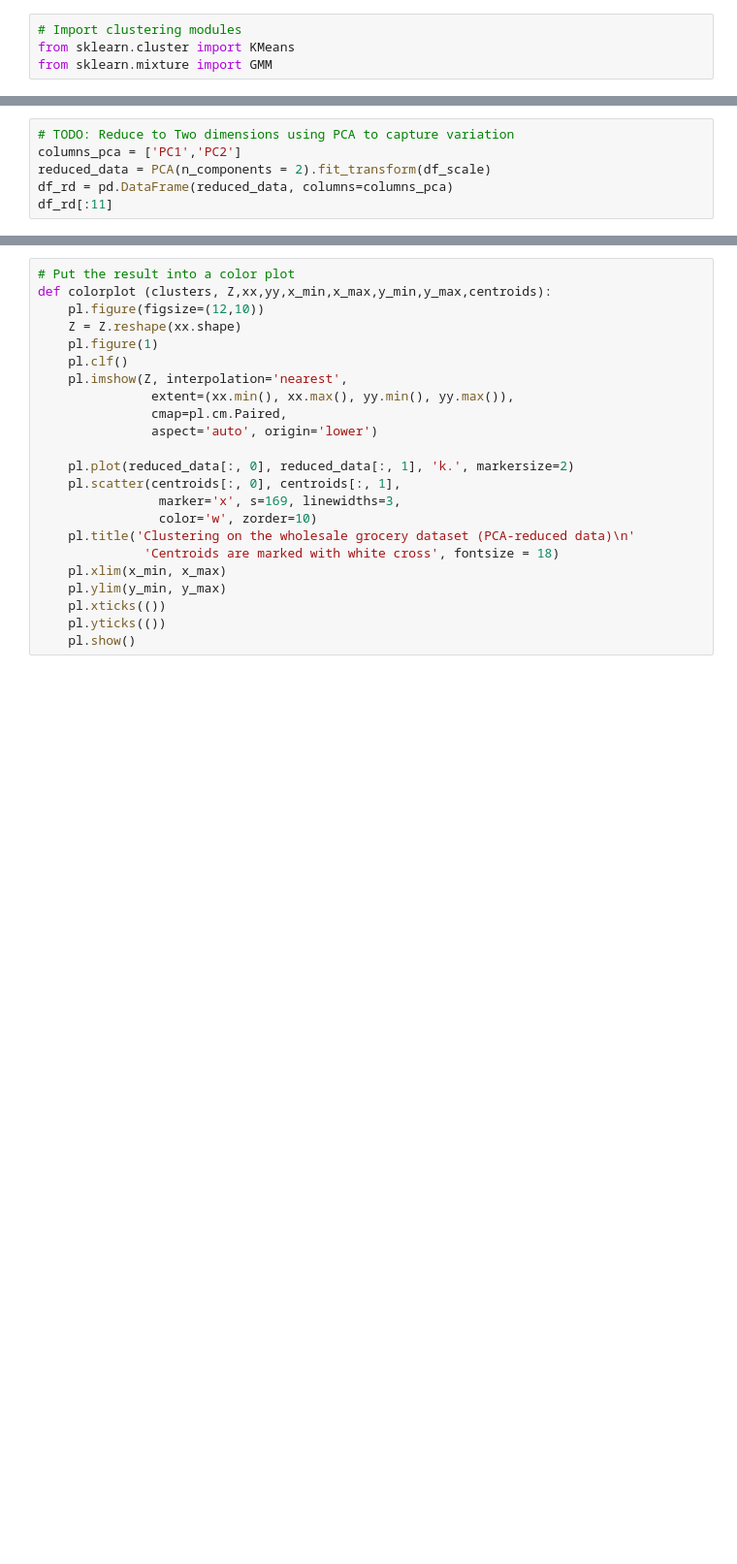
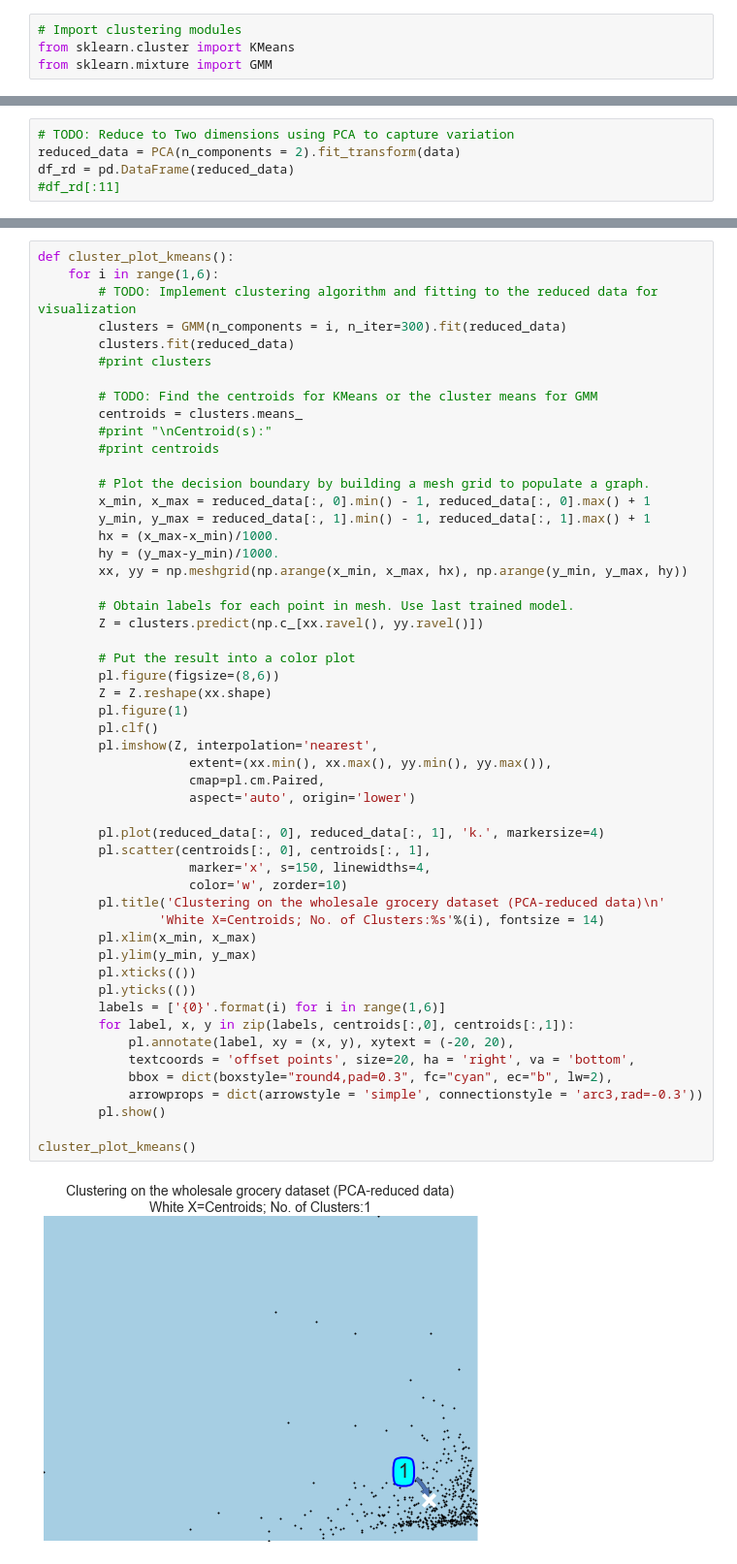
Before and after one commit to Tsmith5151/Customer-Segments, a Jupyter notebook: customer_segments.ipynb, the cells around one changed output, grey strips where cells are left out. Shown at 97% size. Drawn from its saved outputs; the diff is of its cells as text; blank space fills up the shorter version.

```diff
--- a/customer_segments.ipynb
+++ b/customer_segments.ipynb
@@ -284,6 +338,5 @@ from sklearn.mixture import GMM
 # %%
 # TODO: Reduce to Two dimensions using PCA to capture variation
-columns_pca = ['PC1','PC2']
-reduced_data = PCA(n_components = 2).fit_transform(df_scale)
-df_rd = pd.DataFrame(reduced_data, columns=columns_pca)
-df_rd[:11]
+reduced_data = PCA(n_components = 2).fit_transform(data)
+df_rd = pd.DataFrame(reduced_data)
+#df_rd[:11]
@@ -336,23 +356,54 @@ def cluster_means(clusters, func_name):
 # %%
-# Put the result into a color plot
-def colorplot (clusters, Z,xx,yy,x_min,x_max,y_min,y_max,centroids):
-    pl.figure(figsize=(12,10))
-    Z = Z.reshape(xx.shape)
-    pl.figure(1)
-    pl.clf()
-    pl.imshow(Z, interpolation='nearest',
-               extent=(xx.min(), xx.max(), yy.min(), yy.max()),
-               cmap=pl.cm.Paired,
-               aspect='auto', origin='lower')
+def cluster_plot_kmeans():
+    for i in range(1,6):
+        # TODO: Implement clustering algorithm and fitting to the reduced data for visualization
+        clusters = GMM(n_components = i, n_iter=300).fit(reduced_data)
+        clusters.fit(reduced_data)
+        #print clusters
 
-    pl.plot(reduced_data[:, 0], reduced_data[:, 1], 'k.', markersize=2)
-    pl.scatter(centroids[:, 0], centroids[:, 1],
-                marker='x', s=169, linewidths=3,
-                color='w', zorder=10)
-    pl.title('Clustering on the wholesale grocery dataset (PCA-reduced data)\n'
-              'Centroids are marked with white cross', fontsize = 18)
-    pl.xlim(x_min, x_max)
-    pl.ylim(y_min, y_max)
-    pl.xticks(())
-    pl.yticks(())
-    pl.show()
+        # TODO: Find the centroids for KMeans or the cluster means for GMM
+        centroids = clusters.means_
+        #print "\nCentroid(s):"
+        #print centroids
+
+        # Plot the decision boundary by building a mesh grid to populate a graph.
+        x_min, x_max = reduced_data[:, 0].min() - 1, reduced_data[:, 0].max() + 1
+        y_min, y_max = reduced_data[:, 1].min() - 1, reduced_data[:, 1].max() + 1
+        hx = (x_max-x_min)/1000.
+        hy = (y_max-y_min)/1000.
+        xx, yy = np.meshgrid(np.arange(x_min, x_max, hx), np.arange(y_min, y_max, hy))
+
+        # Obtain labels for each point in mesh. Use last trained model.
+        Z = clusters.predict(np.c_[xx.ravel(), yy.ravel()])
+
+        # Put the result into a color plot
+        pl.figure(figsize=(8,6))
+        Z = Z.reshape(xx.shape)
+        pl.figure(1)
+        pl.clf()
+        pl.imshow(Z, interpolation='nearest',
+                    extent=(xx.min(), xx.max(), yy.min(), yy.max()),
+                    cmap=pl.cm.Paired,
+                    aspect='auto', origin='lower')
+
+        pl.plot(reduced_data[:, 0], reduced_data[:, 1], 'k.', markersize=4)
+        pl.scatter(centroids[:, 0], centroids[:, 1],
+                    marker='x', s=150, linewidths=4,
+                    color='w', zorder=10)
+        pl.title('Clustering on the wholesale grocery dataset (PCA-reduced data)\n'
+                'White X=Centroids; No. of Clusters:%s'%(i), fontsize = 14)
+        pl.xlim(x_min, x_max)
+        pl.ylim(y_min, y_max)
+        pl.xticks(())
+        pl.yticks(())
+        labels = ['{0}'.format(i) for i in range(1,6)]
+        for label, x, y in zip(labels, centroids[:,0], centroids[:,1]):
+            pl.annotate(label, xy = (x, y), xytext = (-20, 20),
+            textcoords = 'offset points', size=20, ha = 'right', va = 'bottom',
+            bbox = dict(boxstyle="round4,pad=0.3", fc="cyan", ec="b", lw=2),
+            arrowprops = dict(arrowstyle = 'simple', connectionstyle = 'arc3,rad=-0.3'))
+        pl.show()
+
+cluster_plot_kmeans()
+# %% [output]
+[figure, added]
```
Also changed, not shown: parts of 23 cells of this notebook.
